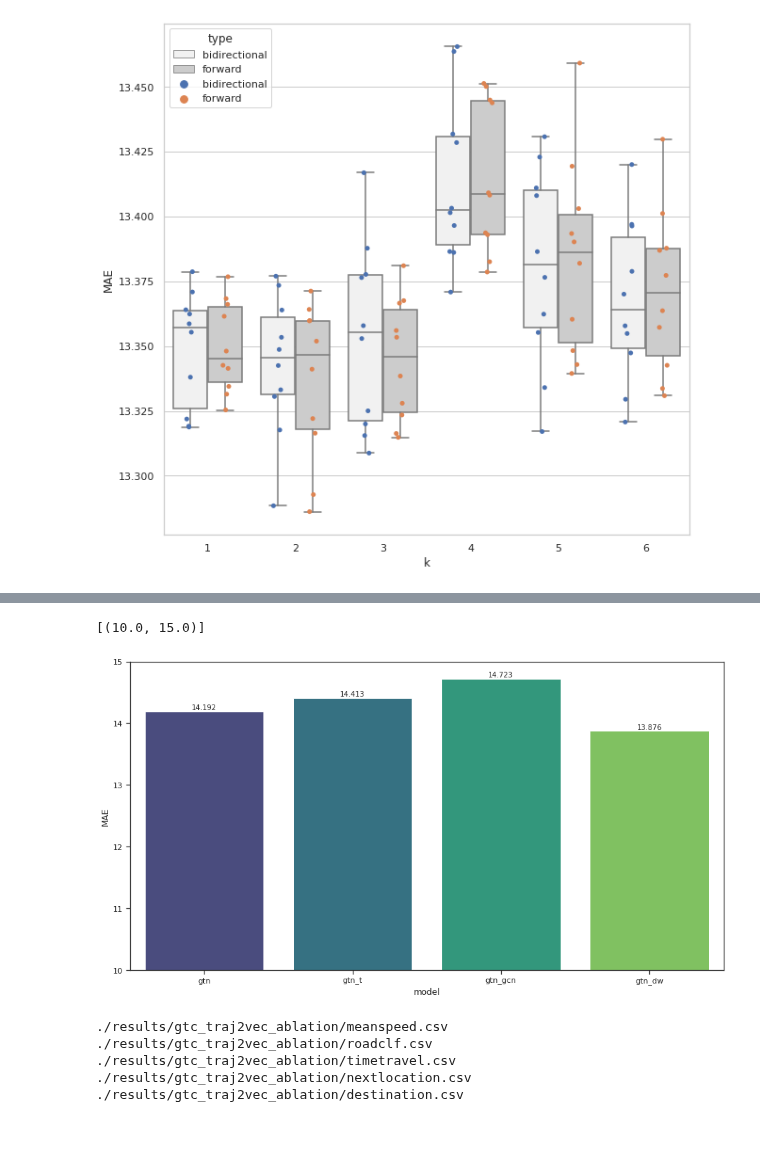
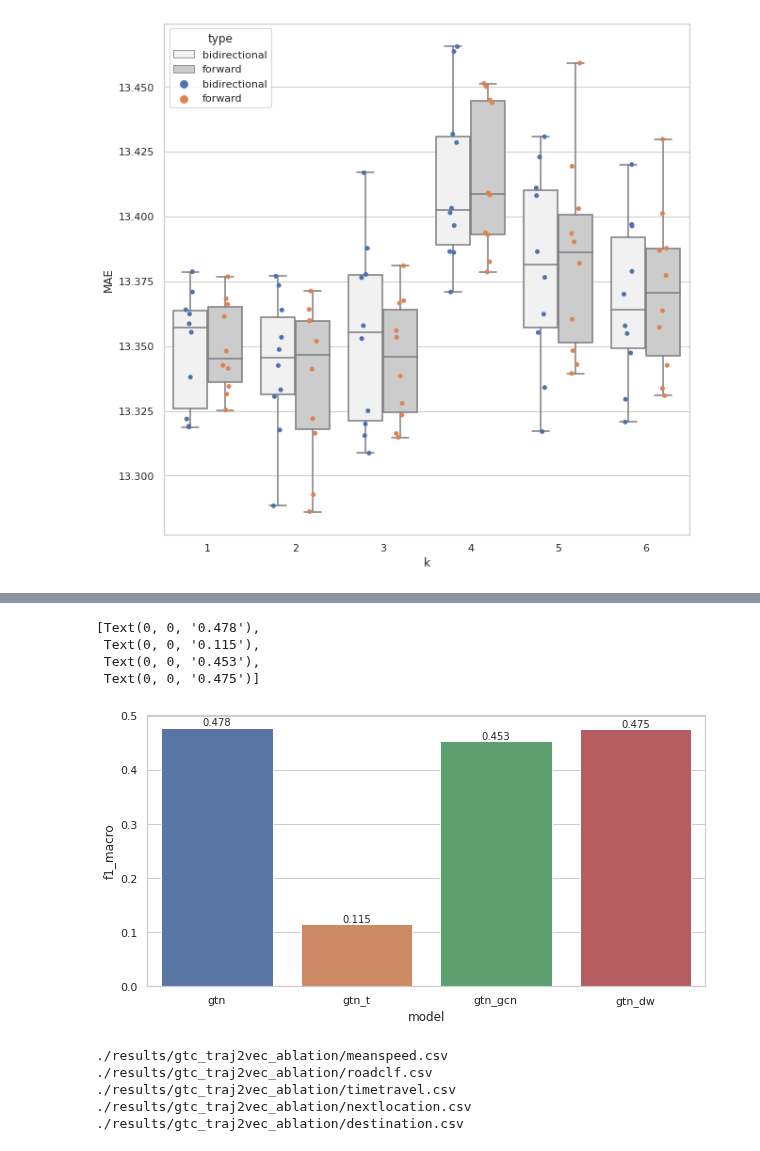
Before and after one commit to SwiftPredator/Trajectory-based-Road-Network-Representation-Learning, a Jupyter notebook: evaluation/results_analysis.ipynb, the cells around one changed output, grey strips where cells are left out. Cells and saved outputs as stored; diff of their text form; code cells hidden in the pictures.

```diff
--- a/evaluation/results_analysis.ipynb
+++ b/evaluation/results_analysis.ipynb
@@ -93,12 +94,16 @@ for filename in all_files:
 # %%
-plt.figure(figsize=(15,8))
-dfs[0]["MAE"] = dfs[0]["MAE"].round(3)
-ax = sns.barplot(x="model", y="MAE", data=dfs[0], palette="viridis")
+plt.figure(figsize=(10,5))
+df = dfs[-1]
+df["f1_macro"] = df["f1_macro"].round(3)
+ax = sns.barplot(x="model", y="f1_macro", data=df)
 ax.bar_label(ax.containers[0])
-ax.set(ylim=(10, 15))
+# ax.set(ylim=(10, 15))
 # %% [output]
-[(10.0, 15.0)]
+[Text(0, 0, '0.478'),
+ Text(0, 0, '0.115'),
+ Text(0, 0, '0.453'),
+ Text(0, 0, '0.475')]
-[figure, old version]
+[figure, new version]
 # %%
 """
 Ablation Study GTC & Traj2vec
```
Also changed, not shown: parts of 3 cells of this notebook, 17 other files.
